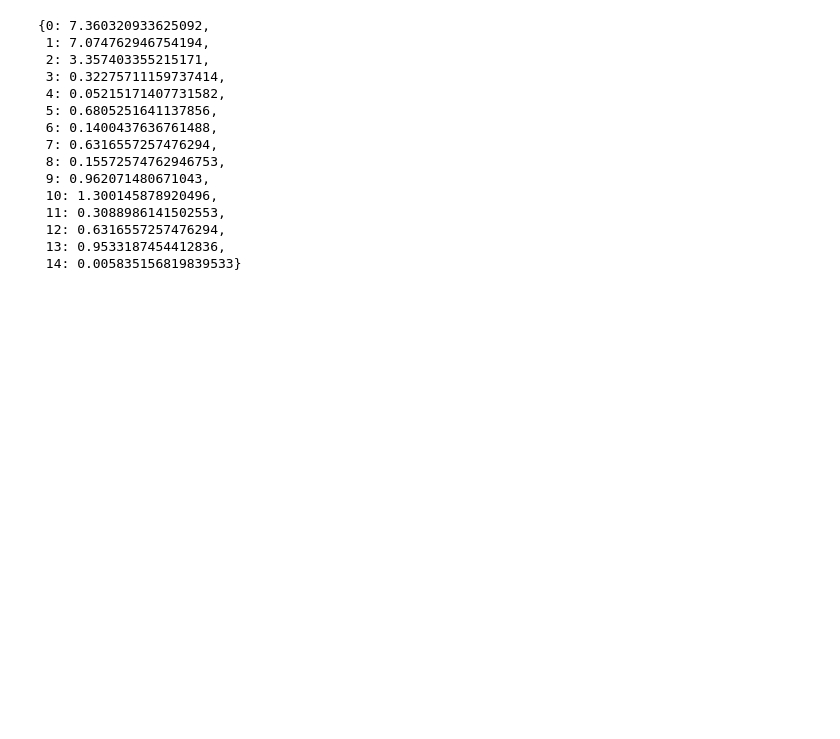
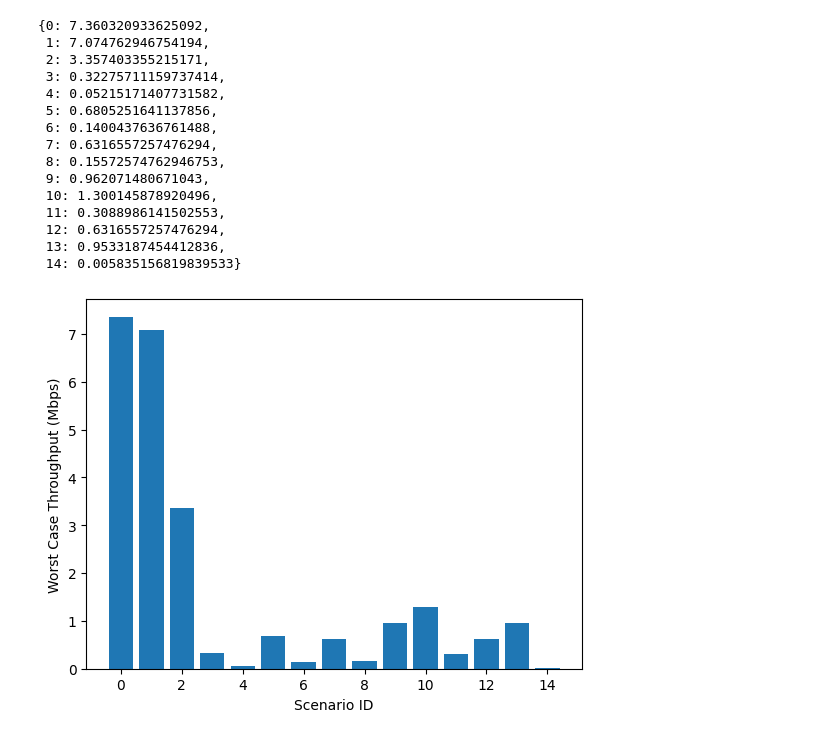
Before and after one commit to ml4wifi-devs/mapc-optimal-research, a Jupyter notebook: mapc_research/scripts/worst_case/dcf_results.ipynb, the cells around one changed output. Saved outputs shown, nothing was run; the diff lists cells and outputs as text; code cells hidden in the pictures; blank space fills up the shorter version.

Commit message:
Changes in worst case plots

```diff
--- a/mapc_research/scripts/worst_case/dcf_results.ipynb
+++ b/mapc_research/scripts/worst_case/dcf_results.ipynb
@@ -95,3 +98,13 @@ worst_case_thr
  12: 0.6316557257476294,
  13: 0.9533187454412836,
  14: 0.005835156819839533}
+# %%
+# Plot worst_case_thr dictionary as a bar plot
+import matplotlib.pyplot as plt
+
+plt.bar(worst_case_thr.keys(), worst_case_thr.values())
+plt.xlabel("Scenario ID")
+plt.ylabel("Worst Case Throughput (Mbps)")
+plt.savefig("/Users/wciezobka/Downloads/worst_case_thr.pdf", bbox_inches="tight")
+# %% [output]
+[figure, added]
```
Also changed, not shown: parts of 1 cell of this notebook, 1 other file.
